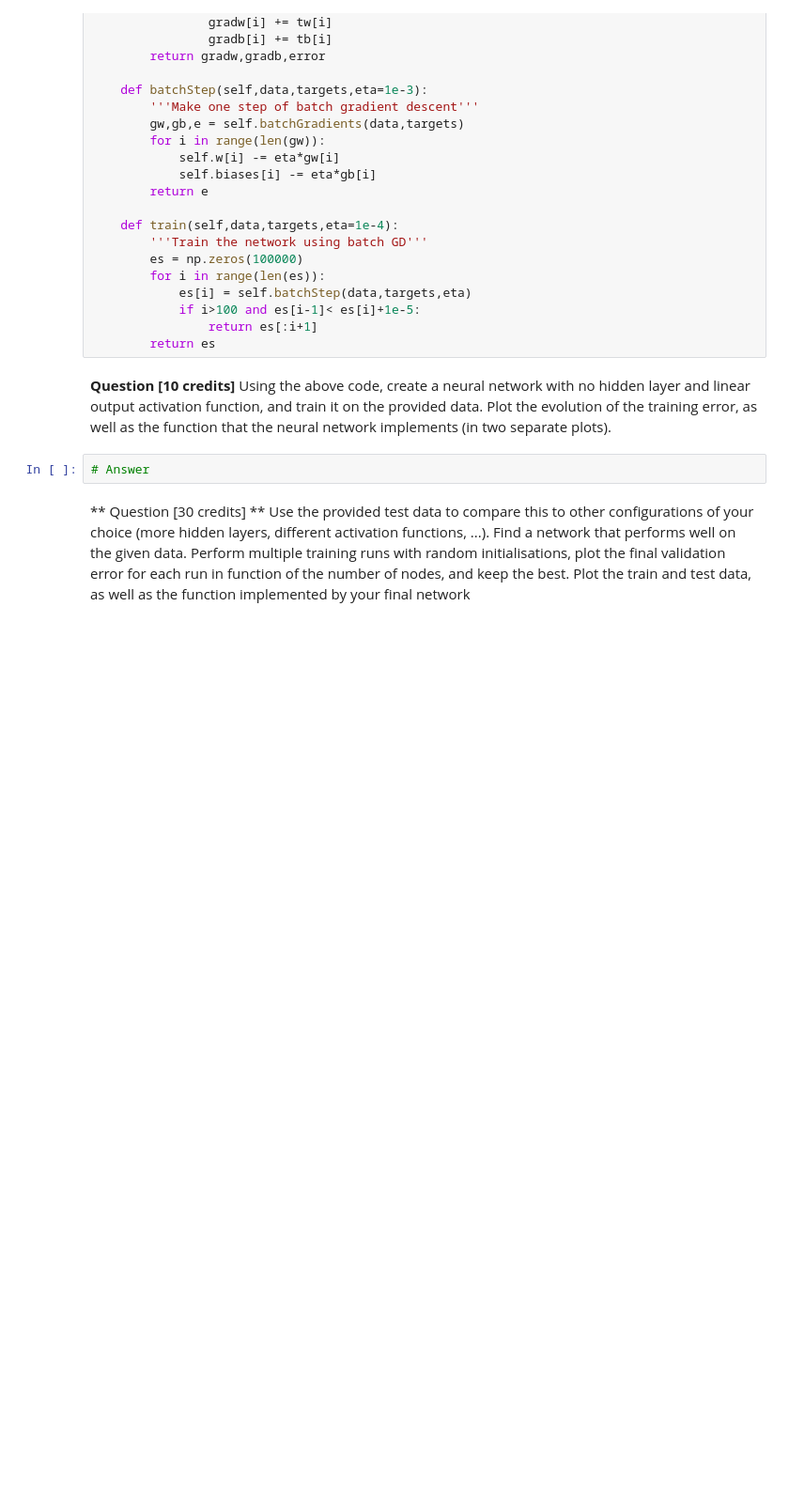
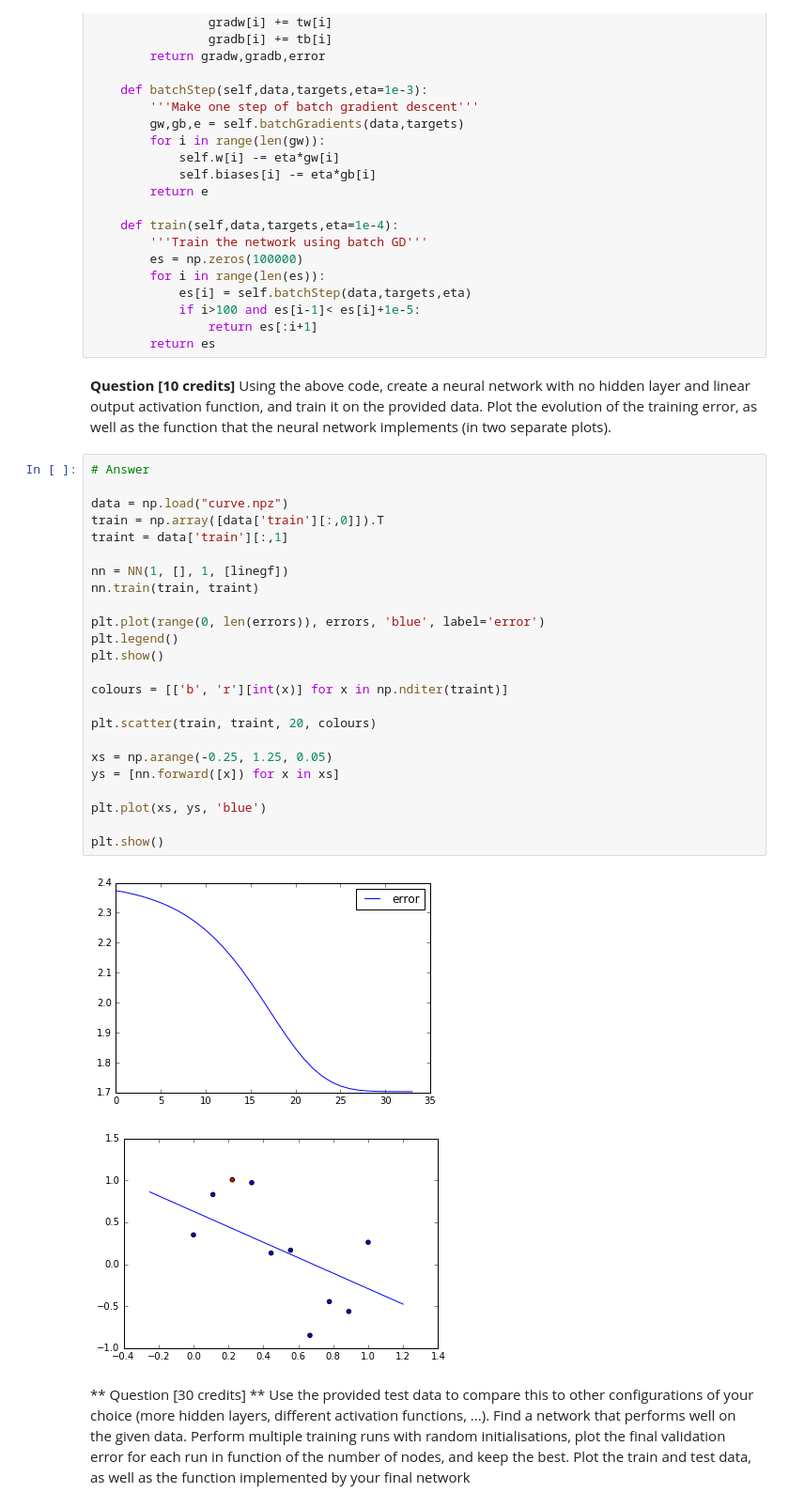
Before and after one commit to thomasbrus/machine-learning, a Jupyter notebook: practicum/week-4/lab-4.ipynb, the cells around one changed output. Shown at 94% size. Saved outputs shown, nothing was run; the diff lists cells and outputs as text; blank space fills up the shorter version.

```diff
--- a/practicum/week-4/lab-4.ipynb
+++ b/practicum/week-4/lab-4.ipynb
@@ -401,8 +401,33 @@ class NN:
         return es
 # %% [markdown]
 **Question [10 credits]** Using the above code, create a neural network with no hidden layer and linear output activation function, and train it on the provided data. Plot the evolution of the training error, as well as the function that the neural network implements (in two separate plots).
-# %%
-# Answer
+# %%
+# Answer
+
+data = np.load("curve.npz")
+train = np.array([data['train'][:,0]]).T
+traint = data['train'][:,1]
+
+nn = NN(1, [], 1, [linegf])
+nn.train(train, traint)
+
+plt.plot(range(0, len(errors)), errors, 'blue', label='error')
+plt.legend()
+plt.show()
+
+colours = [['b', 'r'][int(x)] for x in np.nditer(traint)]
+
+plt.scatter(train, traint, 20, colours)
+
+xs = np.arange(-0.25, 1.25, 0.05)
+ys = [nn.forward([x]) for x in xs]
+
+plt.plot(xs, ys, 'blue')
+
+plt.show()
+# %% [output]
+[figure, added]
+[figure, added]
 # %% [markdown]
 ** Question [30 credits] ** Use the provided test data to compare this to other configurations of your choice (more hidden layers, different activation functions, ...). Find a network that performs well on the given data. Perform multiple training runs with random initialisations, plot the final validation error for each run in function of the number of nodes, and keep the best. Plot the train and test data, as well as the function implemented by your final network
 # %%
```
Also changed, not shown: parts of 1 cell of this notebook.
